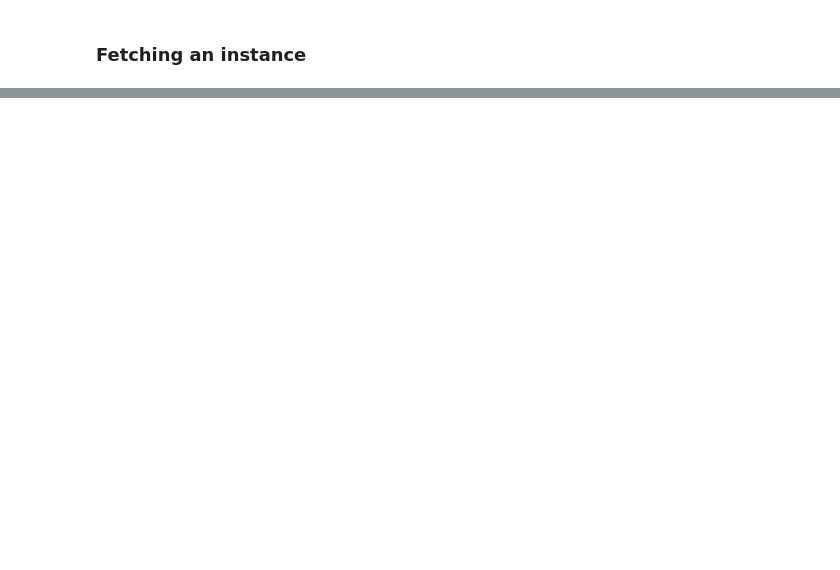
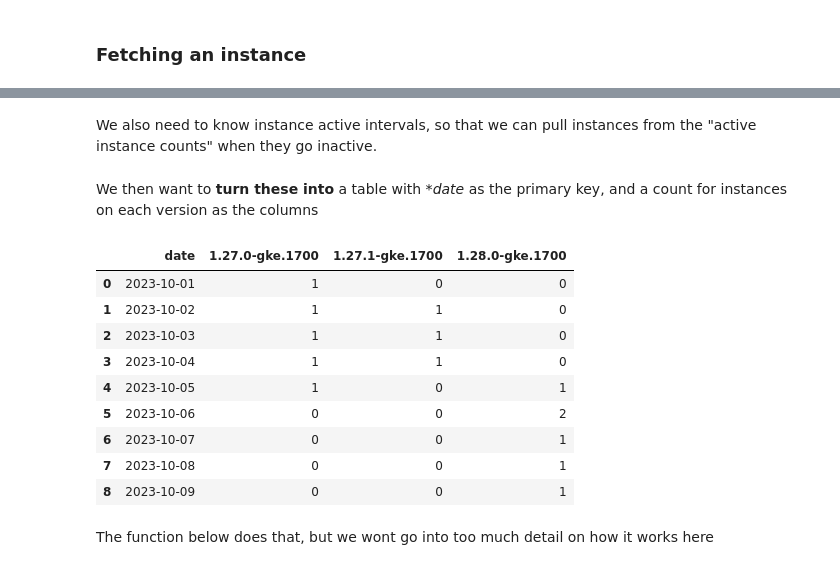
Before and after one commit to replicatedhq/wordpress-enterprise, a Jupyter notebook: analytics/notebooks/timeseries.ipynb, the cells around one changed output, grey strips where cells are left out. Saved outputs shown, nothing was run; the diff lists cells and outputs as text; code cells hidden in the pictures; blank space fills up the shorter version.

```diff
--- a/analytics/notebooks/timeseries.ipynb
+++ b/analytics/notebooks/timeseries.ipynb
@@ -52,0 +121,2 @@ instance
+# %% [markdown]
+We also need to know instance active intervals, so that we can pull instances from the "active instance counts" when they go inactive.
@@ -52,0 +135,78 @@ instance
+# %% [markdown]
+We then want to  **turn these into** a table with **date* as the primary key, and a count for instances on each version as the columns
+# %%
+
+expected_output = [
+    {
+        'date': '2023-10-01',
+        '1.27.0-gke.1700': 1,
+        '1.27.1-gke.1700': 0,
+        '1.28.0-gke.1700': 0,
+    },
+    {
+        'date': '2023-10-02',
+        '1.27.0-gke.1700': 1,
+        '1.27.1-gke.1700': 1,
+        '1.28.0-gke.1700': 0,
+
+    },
+    {
+        'date': '2023-10-03',
+        '1.27.0-gke.1700': 1,
+        '1.27.1-gke.1700': 1,
+        '1.28.0-gke.1700': 0,
+
+    },
+    {
+        'date': '2023-10-04',
+        '1.27.0-gke.1700': 1,
+        '1.27.1-gke.1700': 1,
+        '1.28.0-gke.1700': 0,
+
+    },
+    {
+        'date': '2023-10-05',
+        '1.27.0-gke.1700': 1,
+        '1.27.1-gke.1700': 0,
+        '1.28.0-gke.1700': 1,
+    },
+    {
+        'date': '2023-10-06',
+        '1.27.0-gke.1700': 0,
+        '1.27.1-gke.1700': 0,
+        '1.28.0-gke.1700': 2,
+    },
+    {
+        'date': '2023-10-07',
+        '1.27.0-gke.1700': 0,
+        '1.27.1-gke.1700': 0,
+        '1.28.0-gke.1700': 1,
+    },
+    {
+        'date': '2023-10-08',
+        '1.27.0-gke.1700': 0,
+        '1.27.1-gke.1700': 0,
+        '1.28.0-gke.1700': 1,
+    },
+    {
+        'date': '2023-10-09',
+        '1.27.0-gke.1700': 0,
+        '1.27.1-gke.1700': 0,
+        '1.28.0-gke.1700': 1,
+    },
+]
+
+pd.DataFrame.from_records(expected_output)
+# %% [output]
+|  | date | 1.27.0-gke.1700 | 1.27.1-gke.1700 | 1.28.0-gke.1700 |
+| 0 | 2023-10-01 | 1 | 0 | 0 |
+| 1 | 2023-10-02 | 1 | 1 | 0 |
+| 2 | 2023-10-03 | 1 | 1 | 0 |
+| 3 | 2023-10-04 | 1 | 1 | 0 |
+| 4 | 2023-10-05 | 1 | 0 | 1 |
+| 5 | 2023-10-06 | 0 | 0 | 2 |
+| 6 | 2023-10-07 | 0 | 0 | 1 |
+| 7 | 2023-10-08 | 0 | 0 | 1 |
+| 8 | 2023-10-09 | 0 | 0 | 1 |
+# %% [markdown]
+The function below does that, but we wont go into too much detail on how it works here
```
Also changed, not shown: parts of 26 cells of this notebook.
